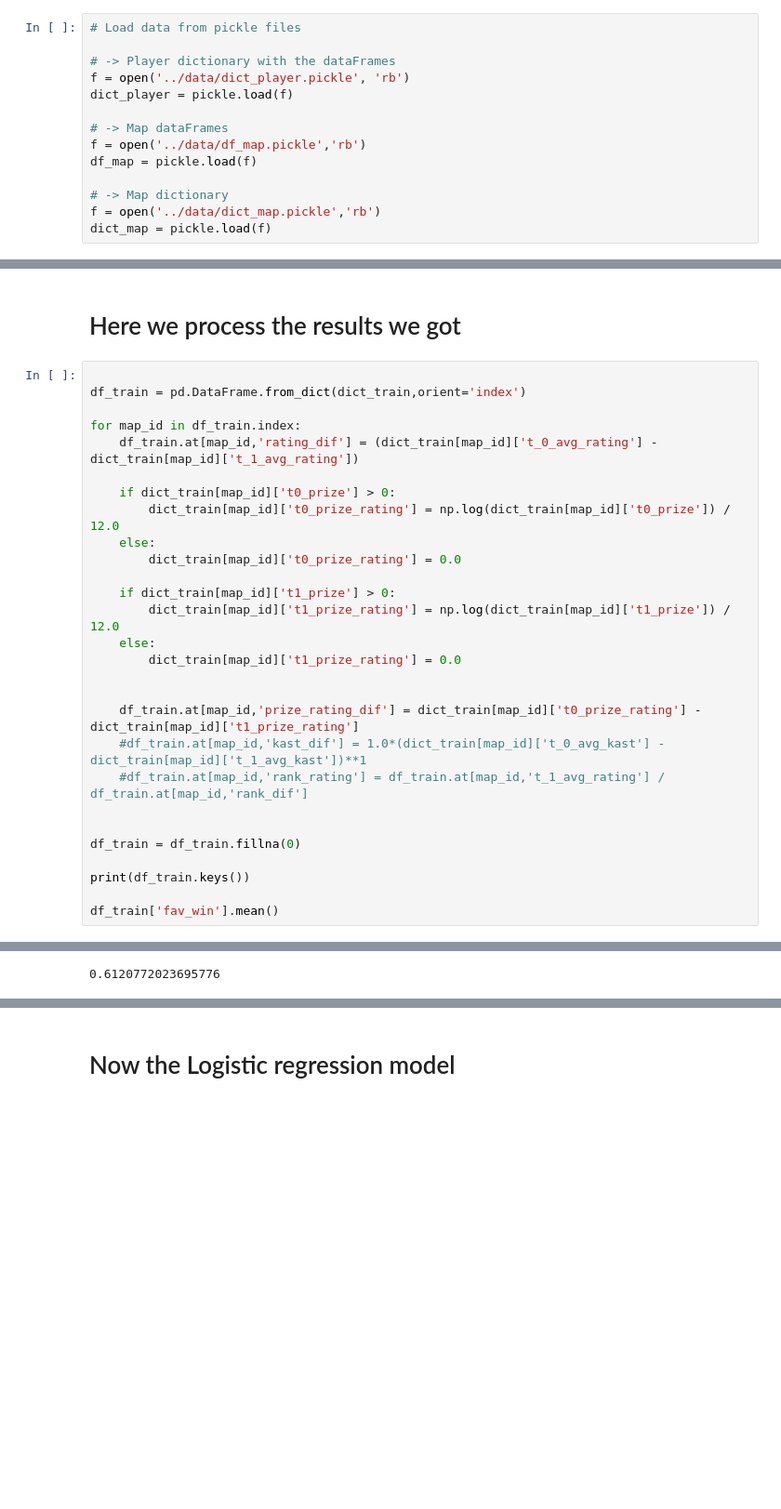
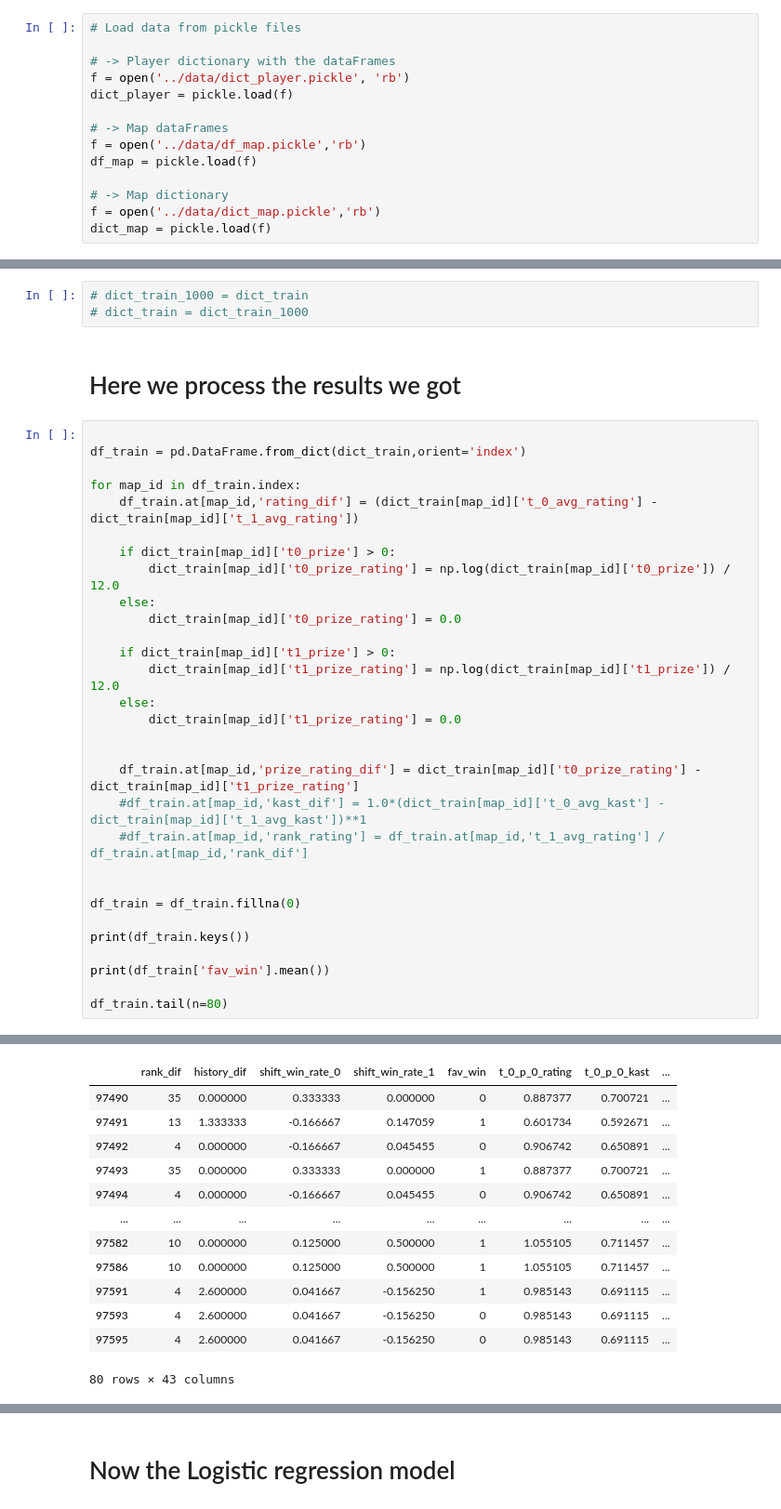
Before and after one commit to emmanuel-garza/insight-csgo, a Jupyter notebook: models/logistic_reg.ipynb, the cells around one changed output, grey strips where cells are left out. Shown at 93% size. Cells and saved outputs as stored; diff of their text form; blank space fills up the shorter version.

```diff
--- a/models/logistic_reg.ipynb
+++ b/models/logistic_reg.ipynb
@@ -186,3 +253,6 @@ print( time_2-time_1 )
+# %%
+# dict_train_1000 = dict_train
+# dict_train = dict_train_1000
 # %% [markdown]
 # Here we process the results we got
 # %%
@@ -212,5 +282,7 @@ df_train = df_train.fillna(0)
 
 print(df_train.keys())
 
-df_train['fav_win'].mean()
+print(df_train['fav_win'].mean())
+
+df_train.tail(n=80)
 # %% [output]
@@ -220 +302,13 @@ Index(['rank_dif', 'fav_win', 't0_prize', 't_0_avg_rating', 't1_prize',
+|  | rank_dif | history_dif | shift_win_rate_0 | shift_win_rate_1 | fav_win | t_0_p_0_rating | t_0_p_0_kast | ... |
+| 97490 | 35 | 0.000000 | 0.333333 | 0.000000 | 0 | 0.887377 | 0.700721 | ... |
+| 97491 | 13 | 1.333333 | -0.166667 | 0.147059 | 1 | 0.601734 | 0.592671 | ... |
+| 97492 | 4 | 0.000000 | -0.166667 | 0.045455 | 0 | 0.906742 | 0.650891 | ... |
+| 97493 | 35 | 0.000000 | 0.333333 | 0.000000 | 1 | 0.887377 | 0.700721 | ... |
+| 97494 | 4 | 0.000000 | -0.166667 | 0.045455 | 0 | 0.906742 | 0.650891 | ... |
+| ... | ... | ... | ... | ... | ... | ... | ... | ... |
+| 97582 | 10 | 0.000000 | 0.125000 | 0.500000 | 1 | 1.055105 | 0.711457 | ... |
+| 97586 | 10 | 0.000000 | 0.125000 | 0.500000 | 1 | 1.055105 | 0.711457 | ... |
+| 97591 | 4 | 2.600000 | 0.041667 | -0.156250 | 1 | 0.985143 | 0.691115 | ... |
+| 97593 | 4 | 2.600000 | 0.041667 | -0.156250 | 0 | 0.985143 | 0.691115 | ... |
+| 97595 | 4 | 2.600000 | 0.041667 | -0.156250 | 0 | 0.985143 | 0.691115 | ... |
-0.6120772023695776
+80 rows × 43 columns
```
Also changed, not shown: parts of 17 cells of this notebook.
